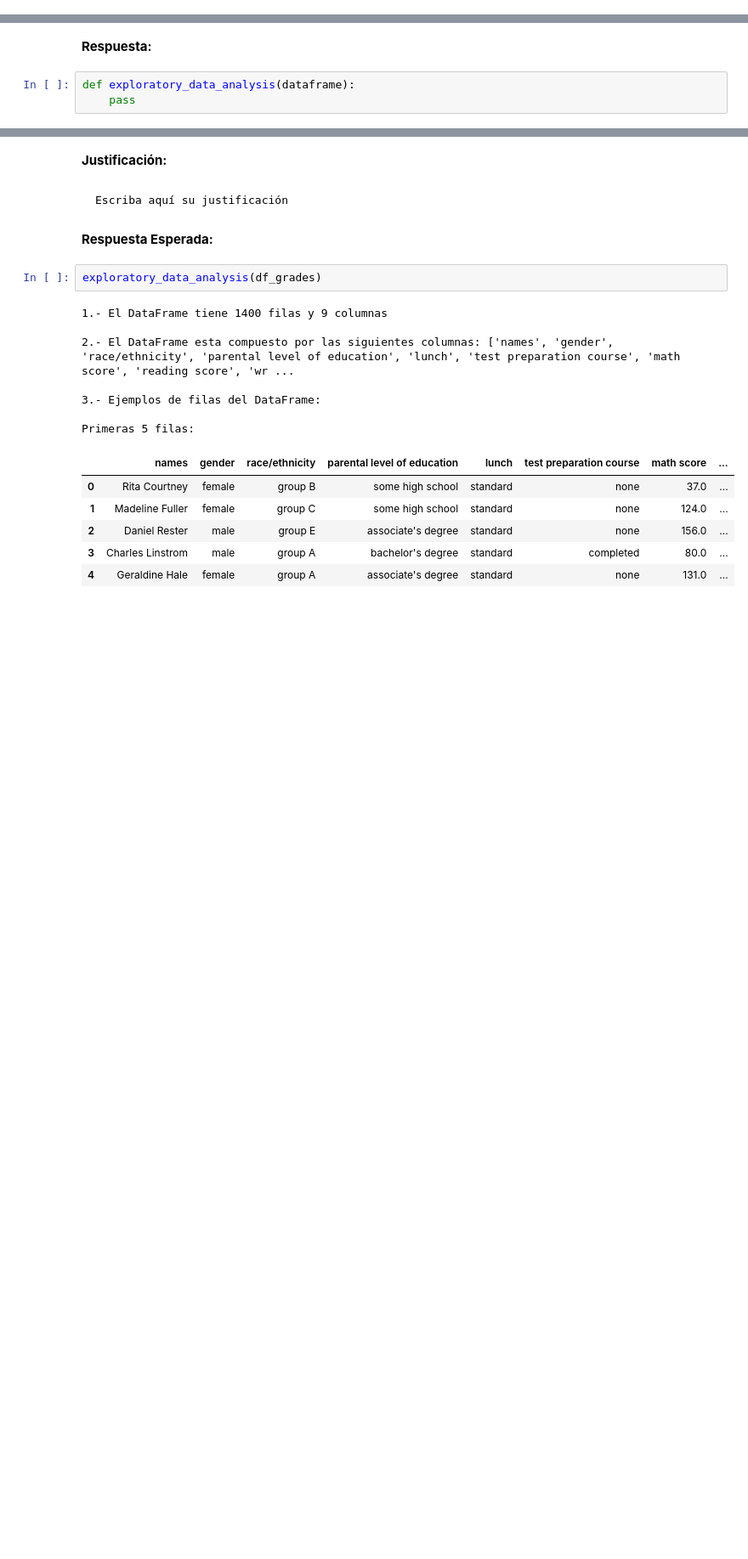
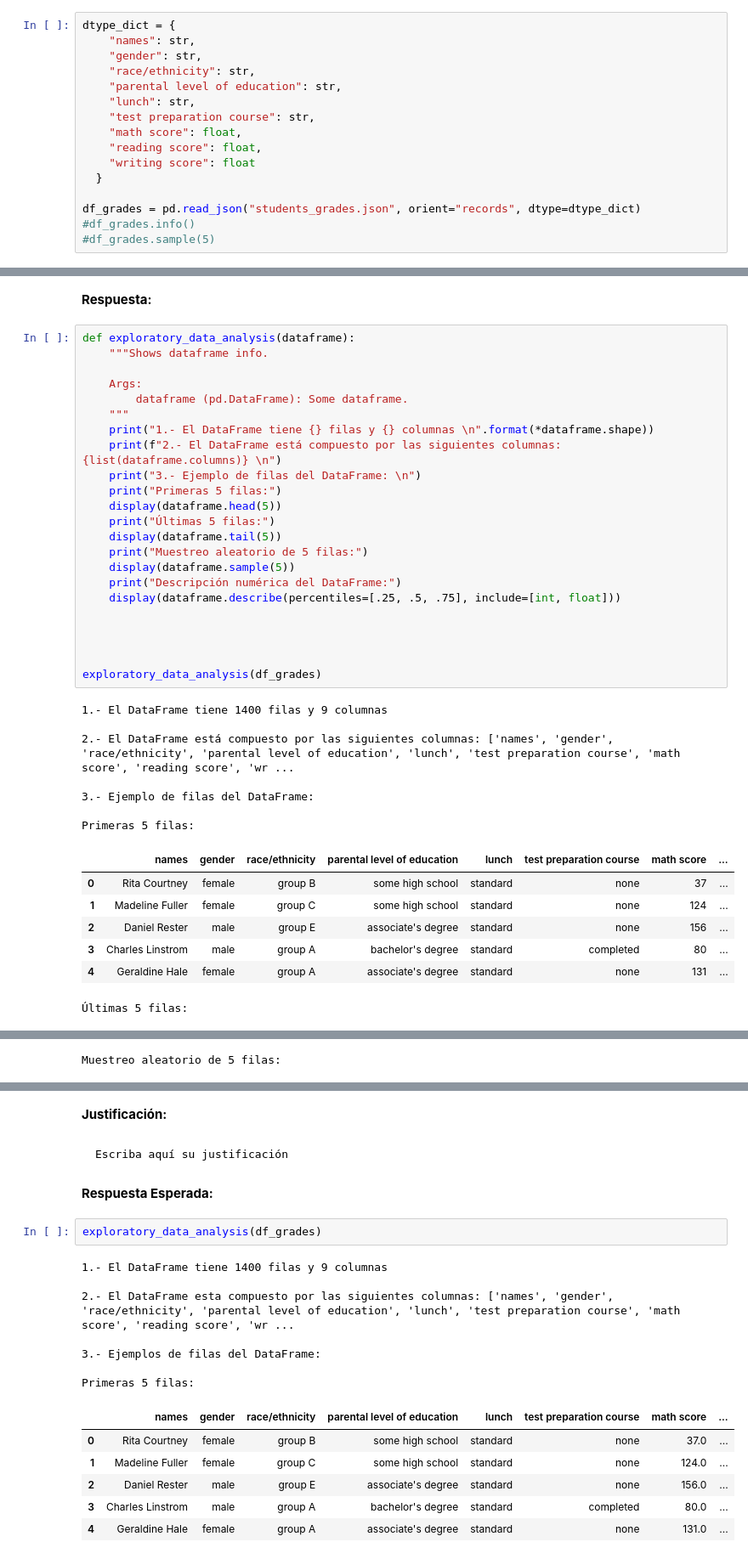
Before and after one commit to jignaciocastro8/lab-ciencia-datos, a Jupyter notebook: lab3/Laboratorio3_enunciado.ipynb, the cells around one changed output, grey strips where cells are left out. Shown: that part at 85% size. Cells and saved outputs as stored; diff of their text form; blank space fills up the shorter version.

```diff
--- a/lab3/Laboratorio3_enunciado.ipynb
+++ b/lab3/Laboratorio3_enunciado.ipynb
@@ -115,0 +110,16 @@ df_grades = ...
+# %%
+dtype_dict = {
+    "names": str,
+    "gender": str,
+    "race/ethnicity": str,
+    "parental level of education": str,
+    "lunch": str,
+    "test preparation course": str,
+    "math score": float,
+    "reading score": float,
+    "writing score": float
+  }
+
+df_grades = pd.read_json("students_grades.json", orient="records", dtype=dtype_dict)
+#df_grades.info()
+#df_grades.sample(5)
@@ -149,6 +161,41 @@ En consecuencia, el rector les solicita a ustedes como tarea inicial que explore
 > **Nota 3:** Si no ha trabajado con boxplot antes, el siguiente link puede serle de mucha ayuda: [boxplot](https://medium.com/dayem-siddiqui/understanding-and-interpreting-box-plots-d07aab9d1b6c)
 # %% [markdown]
 **Respuesta:**
-# %%
-def exploratory_data_analysis(dataframe):
-    pass
+# %%
+def exploratory_data_analysis(dataframe):
+    """Shows dataframe info.
+
+    Args:
+        dataframe (pd.DataFrame): Some dataframe.
+    """
+    print("1.- El DataFrame tiene {} filas y {} columnas \n".format(*dataframe.shape))
+    print(f"2.- El DataFrame está compuesto por las siguientes columnas: {list(dataframe.columns)} \n")
+    print("3.- Ejemplo de filas del DataFrame: \n")
+    print("Primeras 5 filas:")
+    display(dataframe.head(5))
+    print("Últimas 5 filas:")
+    display(dataframe.tail(5))
+    print("Muestreo aleatorio de 5 filas:")
+    display(dataframe.sample(5))
+    print("Descripción numérica del DataFrame:")
+    display(dataframe.describe(percentiles=[.25, .5, .75], include=[int, float]))
+
+
+
+
+exploratory_data_analysis(df_grades)
+# %% [output]
+1.- El DataFrame tiene 1400 filas y 9 columnas
+
+2.- El DataFrame está compuesto por las siguientes columnas: ['names', 'gender', 'race/ethnicity', 'parental level of education', 'lunch', 'test preparation course', 'math score', 'reading score', 'wr ...
+
+3.- Ejemplo de filas del DataFrame:
+
+Primeras 5 filas:
+|  | names | gender | race/ethnicity | parental level of education | lunch | test preparation course | math score | ... |
+| 0 | Rita Courtney | female | group B | some high school | standard | none | 37 | ... |
+| 1 | Madeline Fuller | female | group C | some high school | standard | none | 124 | ... |
+| 2 | Daniel Rester | male | group E | associate's degree | standard | none | 156 | ... |
+| 3 | Charles Linstrom | male | group A | bachelor's degree | standard | completed | 80 | ... |
+| 4 | Geraldine Hale | female | group A | associate's degree | standard | none | 131 | ... |
+Últimas 5 filas:
@@ -154,0 +208 @@ def exploratory_data_analysis(dataframe):
+Muestreo aleatorio de 5 filas:
```
Also changed, not shown: parts of 7 cells of this notebook.
